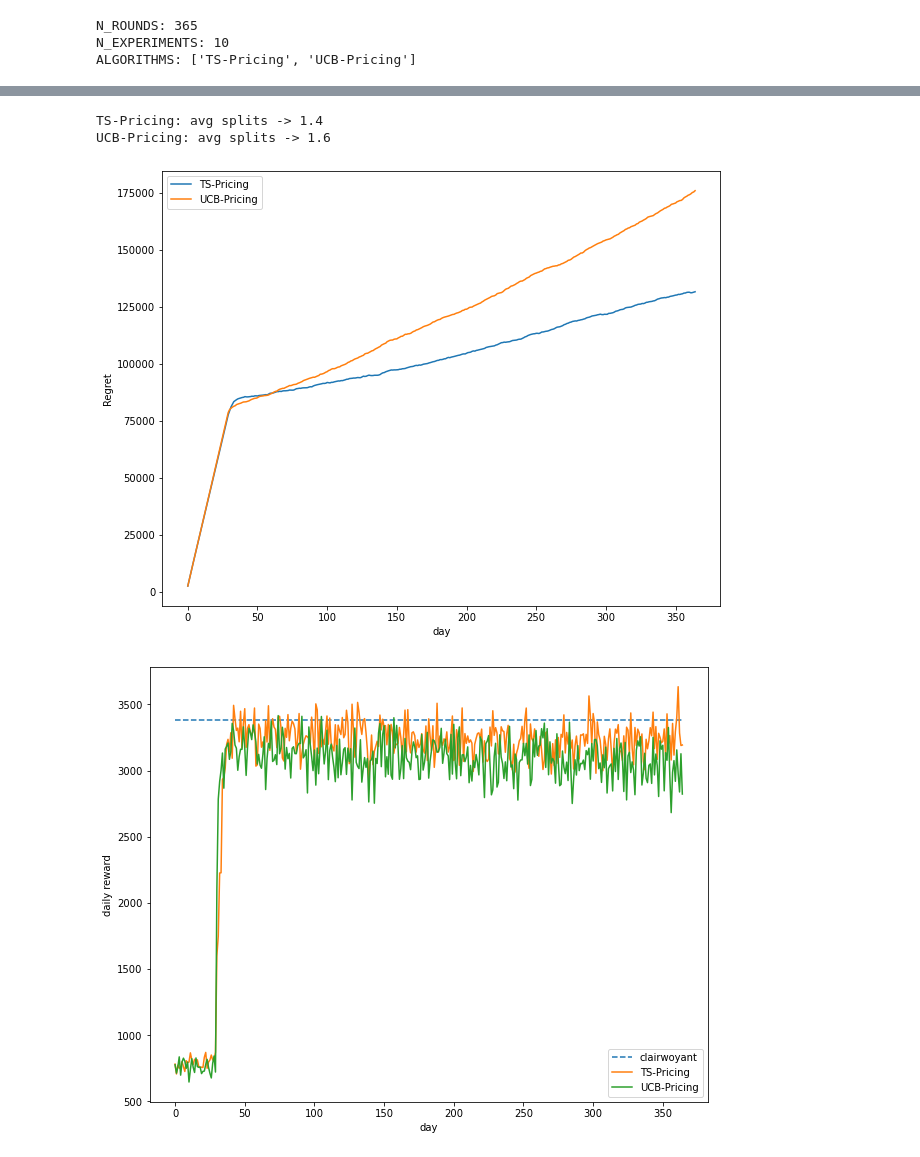
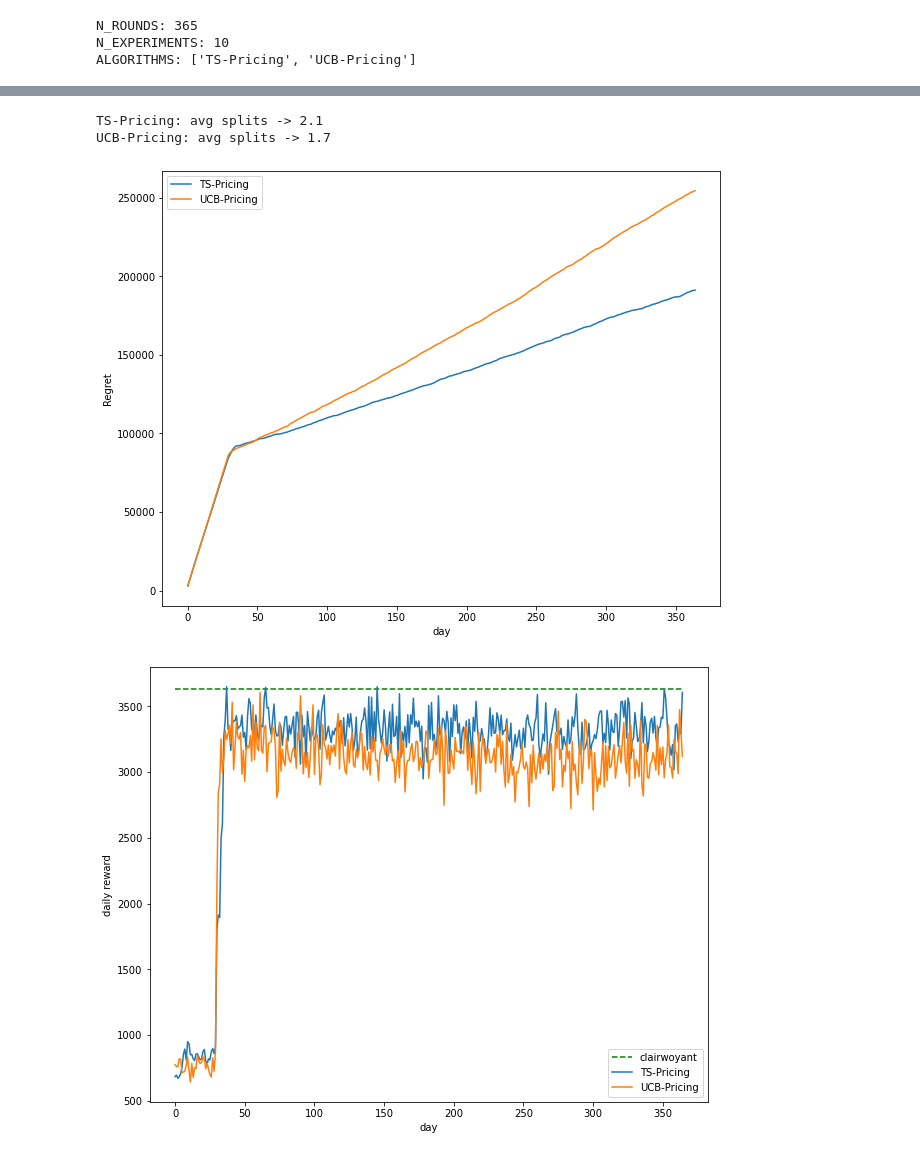
Before and after one commit to fcolombo7/DataIntelligenceApplications, a Jupyter notebook: step4_simultation.ipynb, the cells around one changed output, grey strips where cells are left out. Drawn from its saved outputs; the diff is of its cells as text; code cells hidden in the pictures.

```diff
--- a/step4_simultation.ipynb
+++ b/step4_simultation.ipynb
@@ -11,7 +11,7 @@ from learners.pricing.contextual_learner import ContextualLearner
 from environments.contextual_environment import ContextualEnvironment
 from utils.context_generator import ContextGenerator
 # %%
-dg = BasicDataGenerator(filename='src/test_values.json')
+dg = BasicDataGenerator(filename='src/basic001.json')
 sel_bid = 3
 fixed_clicks = np.rint(dg.get_daily_clicks(mode='aggregate')[sel_bid]).astype(int)
 fixed_cost = dg.get_costs_per_click(mode='aggregate')[sel_bid]
@@ -82,7 +82,7 @@ ALGORITHMS: ['TS-Pricing', 'UCB-Pricing']
 for e in range(n_experiments):
     # Initialization of the learners to test and their related environment:
     # the list is composed of tuples (Learner, Environment)
-    print(f'running exp#{e}...')
+    print(f'{"//"*12} exp#{e} {"//"*12}')
     test_instances = []
     for learner in learners_to_test:
         context_learner = ContextualLearner(dg.get_features(), learner, **args)
@@ -112,7 +112,7 @@ for e in range(n_experiments):
 
             context_learner.update(daily_rewards, daily_pulled_arms, daily_users_features)
             context_generator.collect_daily_data(daily_pulled_arms, daily_rewards, daily_users_features,
-                                                 next_purchases=month_purchases, past_pulled_arms=past_arms, past_features=past_features)
+                                                 next_purchases=month_purchases)
 
     for learner, _, _ in test_instances:
         learner.next_day()
@@ -150,8 +150,8 @@ plt.show()
 for key in context_split_experiment:
     print(f'{key}: avg splits -> {np.mean(context_split_experiment[key])}')
 # %% [output]
-TS-Pricing: avg splits -> 1.4
-UCB-Pricing: avg splits -> 1.6
+TS-Pricing: avg splits -> 2.1
+UCB-Pricing: avg splits -> 1.7
 # %%
 # Plotting the results
 plt.figure(figsize=(10,8))
@@ -163,15 +163,15 @@ for val in rewards_per_experiment.values():
 plt.legend(rewards_per_experiment.keys())
 plt.show()
 # %% [output]
-[figure, old version]
+[figure, new version]
 # %%
 plt.figure(figsize=(10,8))
 plt.xlabel("day")
 plt.ylabel("daily reward")
-plt.plot([opt]*365, '--', label='clairwoyant')
+plt.plot([opt]*365, '--g', label='clairwoyant')
 for key in rewards_per_experiment:
     plt.plot(np.mean(rewards_per_experiment[key], axis=0), label=key)
 plt.legend(loc='best')
 plt.show()
 # %% [output]
-[figure, old version]
+[figure, new version]
```
Also changed, not shown: parts of 3 cells of this notebook, 2 other files.
